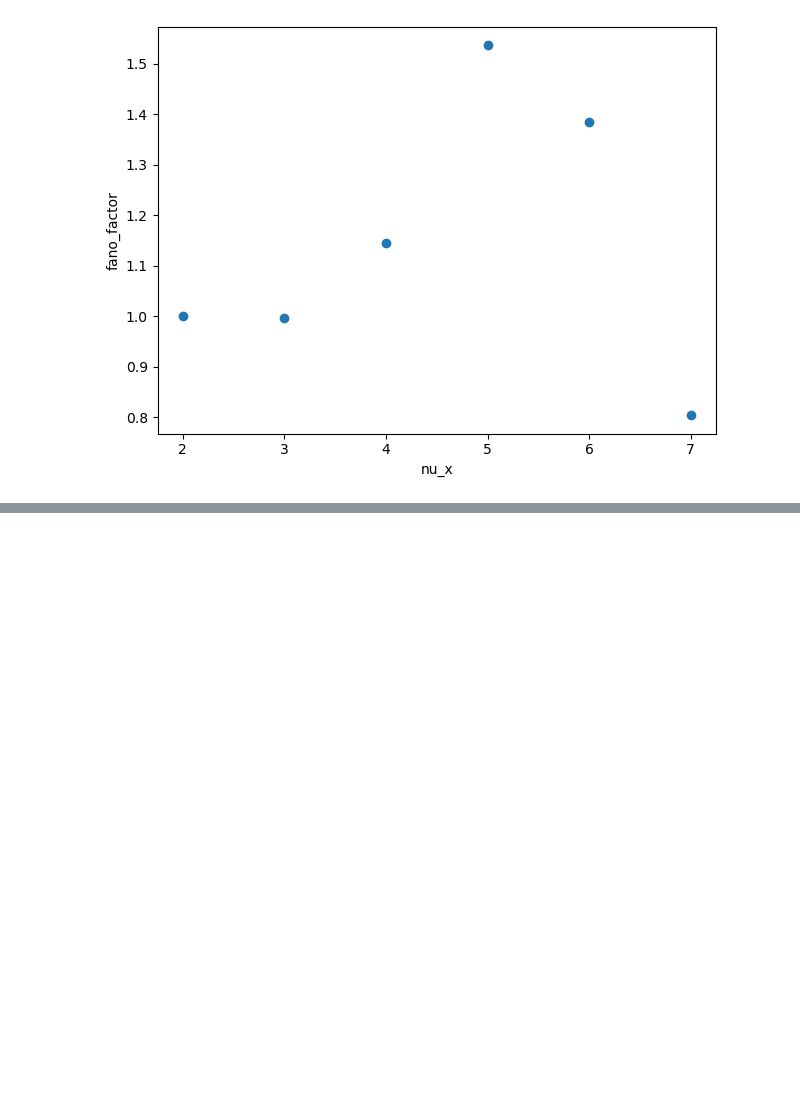
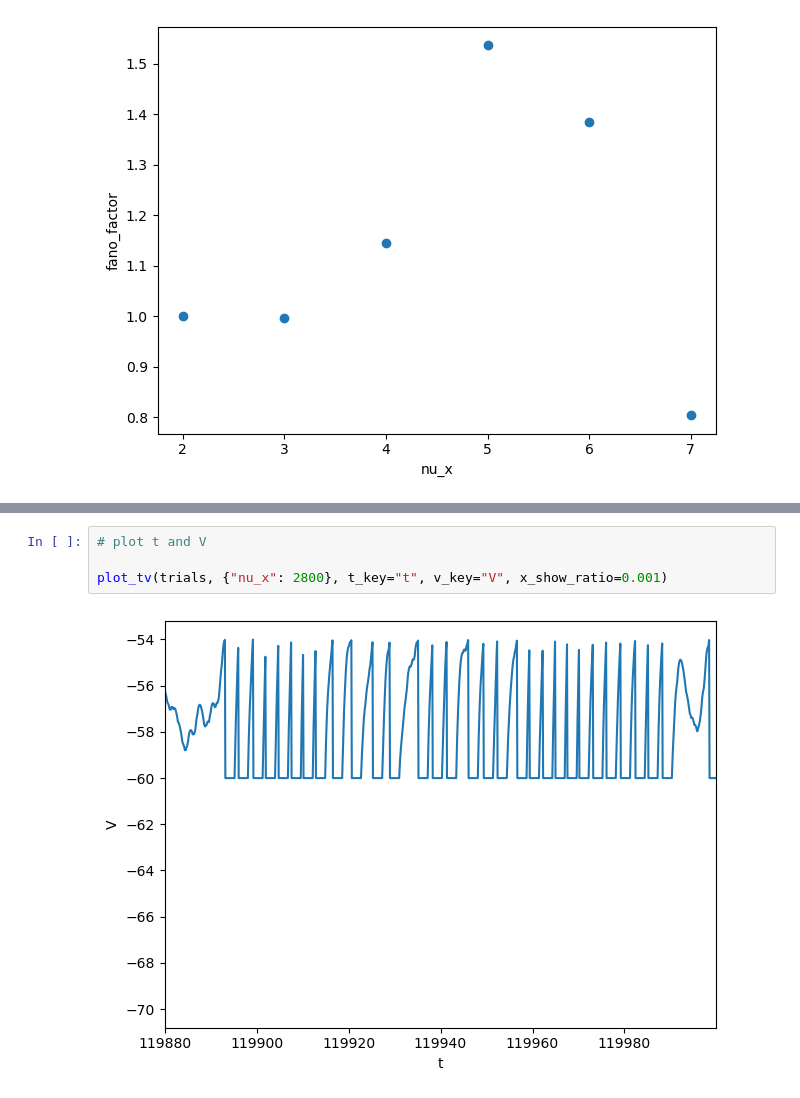
Before and after one commit to yuesha-yc/Conductance-Neurons, a Jupyter notebook: python_analysis/example_plot.ipynb, the cells around one changed output, grey strips where cells are left out. Drawn from its saved outputs; the diff is of its cells as text; blank space fills up the shorter version.

```diff
--- a/python_analysis/example_plot.ipynb
+++ b/python_analysis/example_plot.ipynb
@@ -235,0 +260,6 @@ plot_xy(trials, {}, x="nu_x", y="nu")
+# %%
+# plot t and V
+
+plot_tv(trials, {"nu_x": 2800}, t_key="t", v_key="V", x_show_ratio=0.001)
+# %% [output]
+[figure, added]
```
Also changed, not shown: parts of 8 cells of this notebook, 2 other files.
